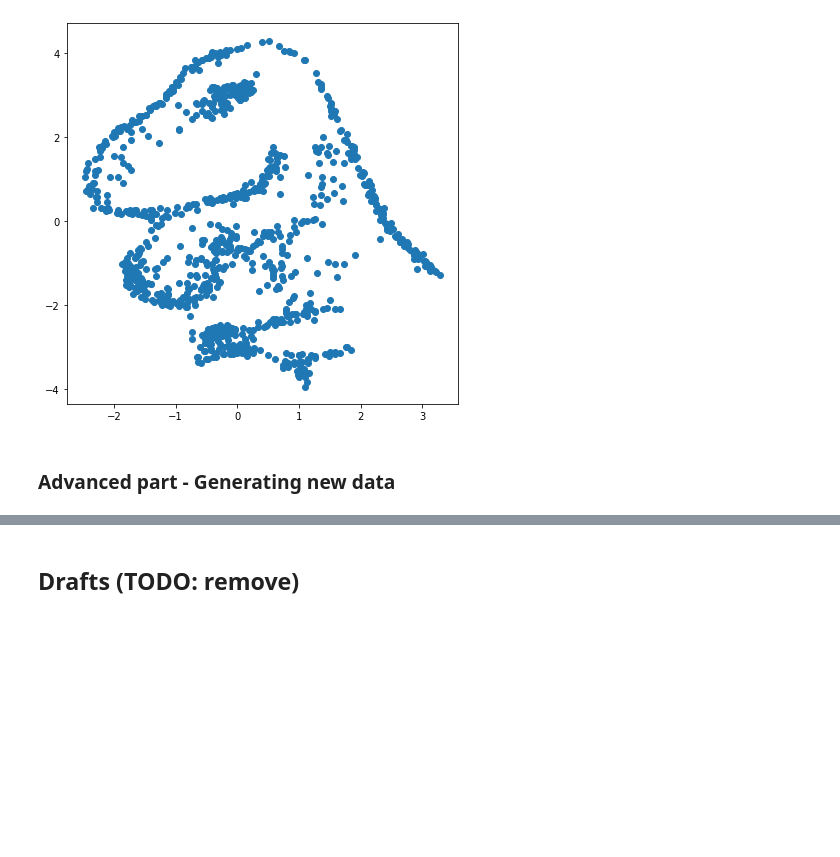
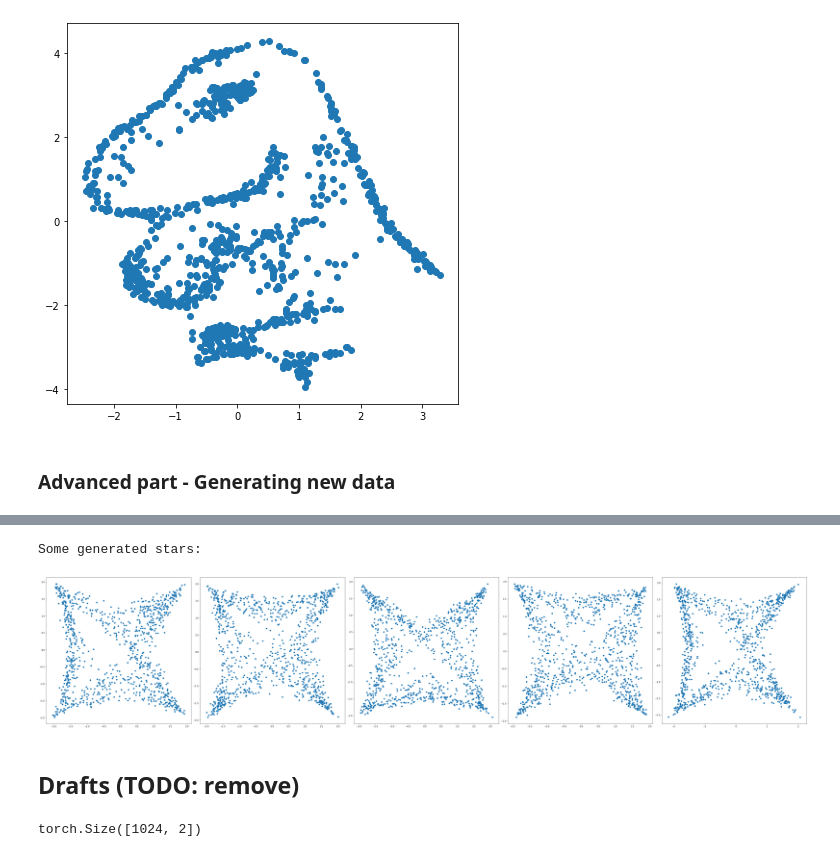
Before and after one commit to ZyzzGit/diffusion, a Jupyter notebook: DiffusionModels.ipynb, the cells around one changed output, grey strips where cells are left out. Saved outputs shown, nothing was run; the diff lists cells and outputs as text; code cells hidden in the pictures; blank space fills up the shorter version.

```diff
--- a/DiffusionModels.ipynb
+++ b/DiffusionModels.ipynb
@@ -418,2 +544,20 @@ Some samples of the stars data:
+# %%
+# Generate some stars
+fig, axes = plt.subplots(1, 5, figsize=(50,10))
+for i in range(5):
+    star = sample_star(star_model, T, 1000)
+    axes[i].scatter(star[:, 0], star[:, 1])
+
+print('Some generated stars:')
+plt.tight_layout()
+plt.show()
+# %% [output]
+Some generated stars:
+[figure, added]
 # %% [markdown]
 ## Drafts (TODO: remove)
+# %%
+star1 = torch.tensor(stars_data[0], device=device)
+star1.shape
+# %% [output]
+torch.Size([1024, 2])
```
Also changed, not shown: parts of 10 cells of this notebook.
